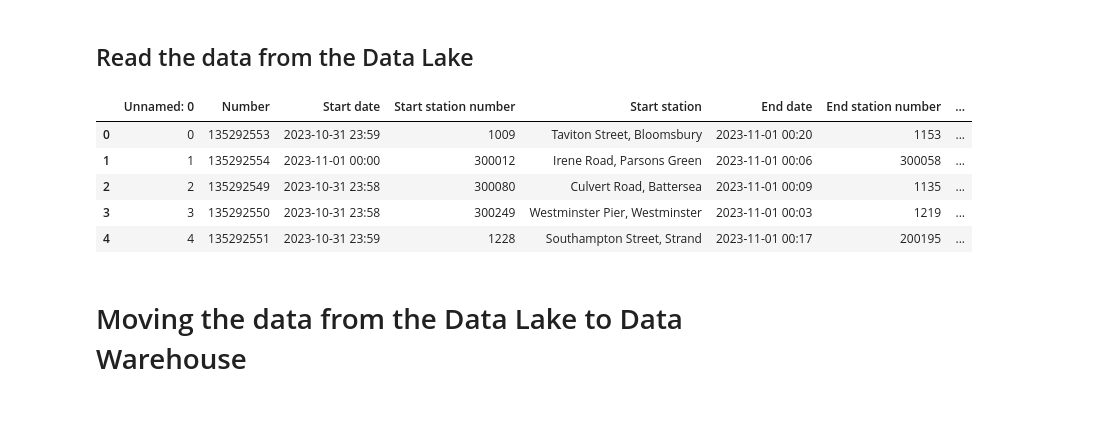
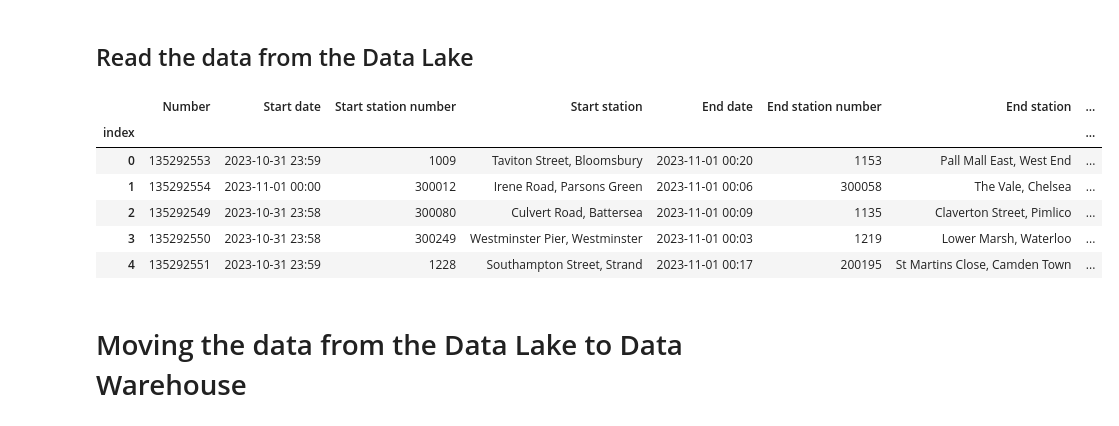
Before and after one commit to guilherme-francisco/Zoocamp-Project, a Jupyter notebook: project.ipynb, the cells around one changed output. Cells and saved outputs as stored; diff of their text form; code cells hidden in the pictures.

```diff
--- a/project.ipynb
+++ b/project.ipynb
@@ -103,15 +120,17 @@ s3.Object(bucket_name, file_name).put(Body=csv_buffer.getvalue())
 # %%
 response = s3.Object(bucket_name, file_name).get()
 data = response['Body'].read().decode('utf-8')
 df = pd.read_csv(StringIO(data))
+df.set_index('Index', inplace=True)
 df.head()
 # %% [output]
-|  | Unnamed: 0 | Number | Start date | Start station number | Start station | End date | End station number | ... |
-| 0 | 0 | 135292553 | 2023-10-31 23:59 | 1009 | Taviton Street, Bloomsbury | 2023-11-01 00:20 | 1153 | ... |
-| 1 | 1 | 135292554 | 2023-11-01 00:00 | 300012 | Irene Road, Parsons Green | 2023-11-01 00:06 | 300058 | ... |
-| 2 | 2 | 135292549 | 2023-10-31 23:58 | 300080 | Culvert Road, Battersea | 2023-11-01 00:09 | 1135 | ... |
-| 3 | 3 | 135292550 | 2023-10-31 23:58 | 300249 | Westminster Pier, Westminster | 2023-11-01 00:03 | 1219 | ... |
-| 4 | 4 | 135292551 | 2023-10-31 23:59 | 1228 | Southampton Street, Strand | 2023-11-01 00:17 | 200195 | ... |
+|  | Number | Start date | Start station number | Start station | End date | End station number | End station | ... |
+| index |  |  |  |  |  |  |  | ... |
+| 0 | 135292553 | 2023-10-31 23:59 | 1009 | Taviton Street, Bloomsbury | 2023-11-01 00:20 | 1153 | Pall Mall East, West End | ... |
+| 1 | 135292554 | 2023-11-01 00:00 | 300012 | Irene Road, Parsons Green | 2023-11-01 00:06 | 300058 | The Vale, Chelsea | ... |
+| 2 | 135292549 | 2023-10-31 23:58 | 300080 | Culvert Road, Battersea | 2023-11-01 00:09 | 1135 | Claverton Street, Pimlico | ... |
+| 3 | 135292550 | 2023-10-31 23:58 | 300249 | Westminster Pier, Westminster | 2023-11-01 00:03 | 1219 | Lower Marsh, Waterloo | ... |
+| 4 | 135292551 | 2023-10-31 23:59 | 1228 | Southampton Street, Strand | 2023-11-01 00:17 | 200195 | St Martins Close, Camden Town | ... |
 # %% [markdown]
 # Moving the data from the Data Lake to Data Warehouse
 # %% [markdown]
```
Also changed, not shown: parts of 23 cells of this notebook, 1 other file.
